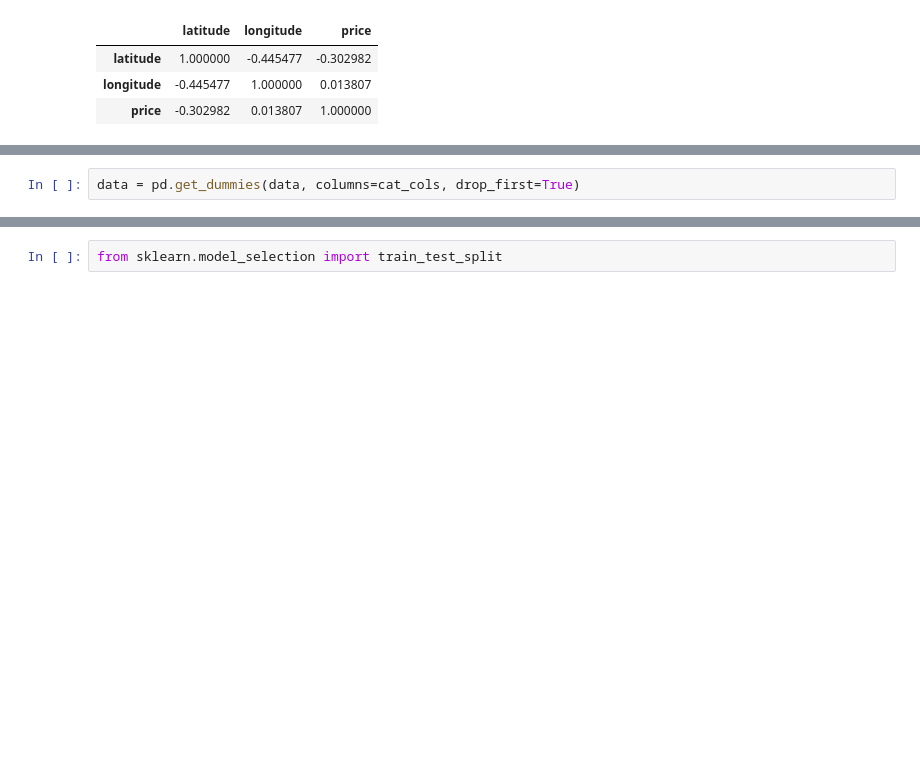
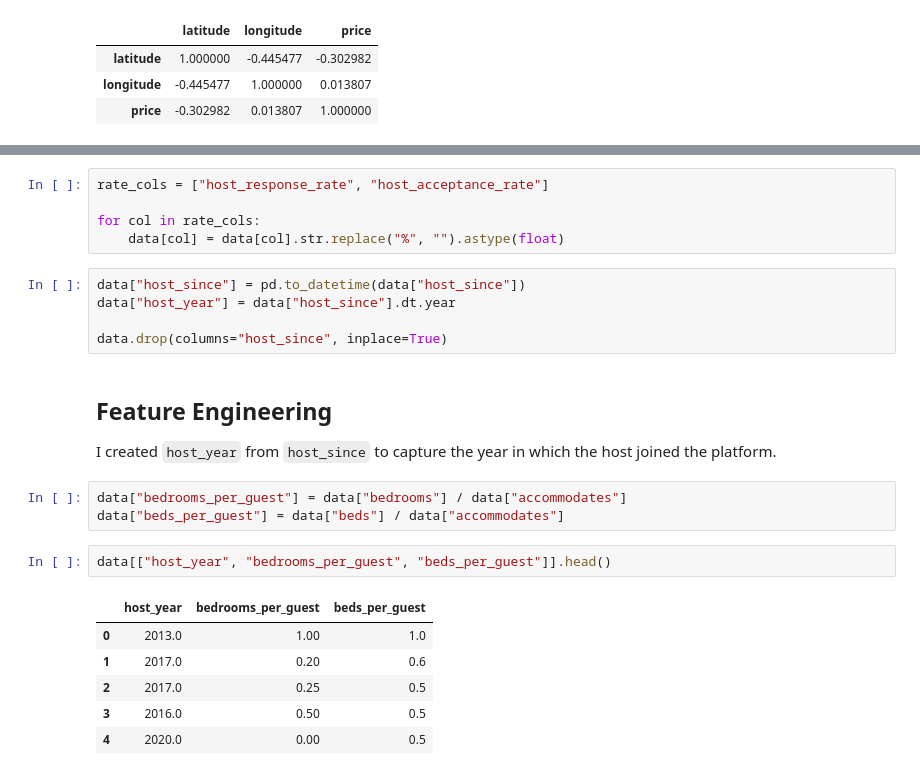
Before and after one commit to adityasaini-devx/Task_03-Unsupervised-Learning, a Jupyter notebook: Task-3.ipynb, the cells around one changed output, grey strips where cells are left out. Drawn from its saved outputs; the diff is of its cells as text; blank space fills up the shorter version.

```diff
--- a/Task-3.ipynb
+++ b/Task-3.ipynb
@@ -905,2 +798,0 @@ Index(['property_type', 'room_type', 'city', 'host_response_time',
-# %%
-data = pd.get_dummies(data, columns=cat_cols, drop_first=True)
@@ -930,2 +799,26 @@ y.shape
-# %%
-from sklearn.model_selection import train_test_split
+# %%
+rate_cols = ["host_response_rate", "host_acceptance_rate"]
+
+for col in rate_cols:
+    data[col] = data[col].str.replace("%", "").astype(float)
+# %%
+data["host_since"] = pd.to_datetime(data["host_since"])
+data["host_year"] = data["host_since"].dt.year
+
+data.drop(columns="host_since", inplace=True)
+# %% [markdown]
+## Feature Engineering
+
+I created `host_year` from `host_since` to capture the year in which the host joined the platform.
+# %%
+data["bedrooms_per_guest"] = data["bedrooms"] / data["accommodates"]
+data["beds_per_guest"] = data["beds"] / data["accommodates"]
+# %%
+data[["host_year", "bedrooms_per_guest", "beds_per_guest"]].head()
+# %% [output]
+|  | host_year | bedrooms_per_guest | beds_per_guest |
+| 0 | 2013.0 | 1.00 | 1.0 |
+| 1 | 2017.0 | 0.20 | 0.6 |
+| 2 | 2017.0 | 0.25 | 0.5 |
+| 3 | 2016.0 | 0.50 | 0.5 |
+| 4 | 2020.0 | 0.00 | 0.5 |
```
Also changed, not shown: parts of 55 cells of this notebook.
